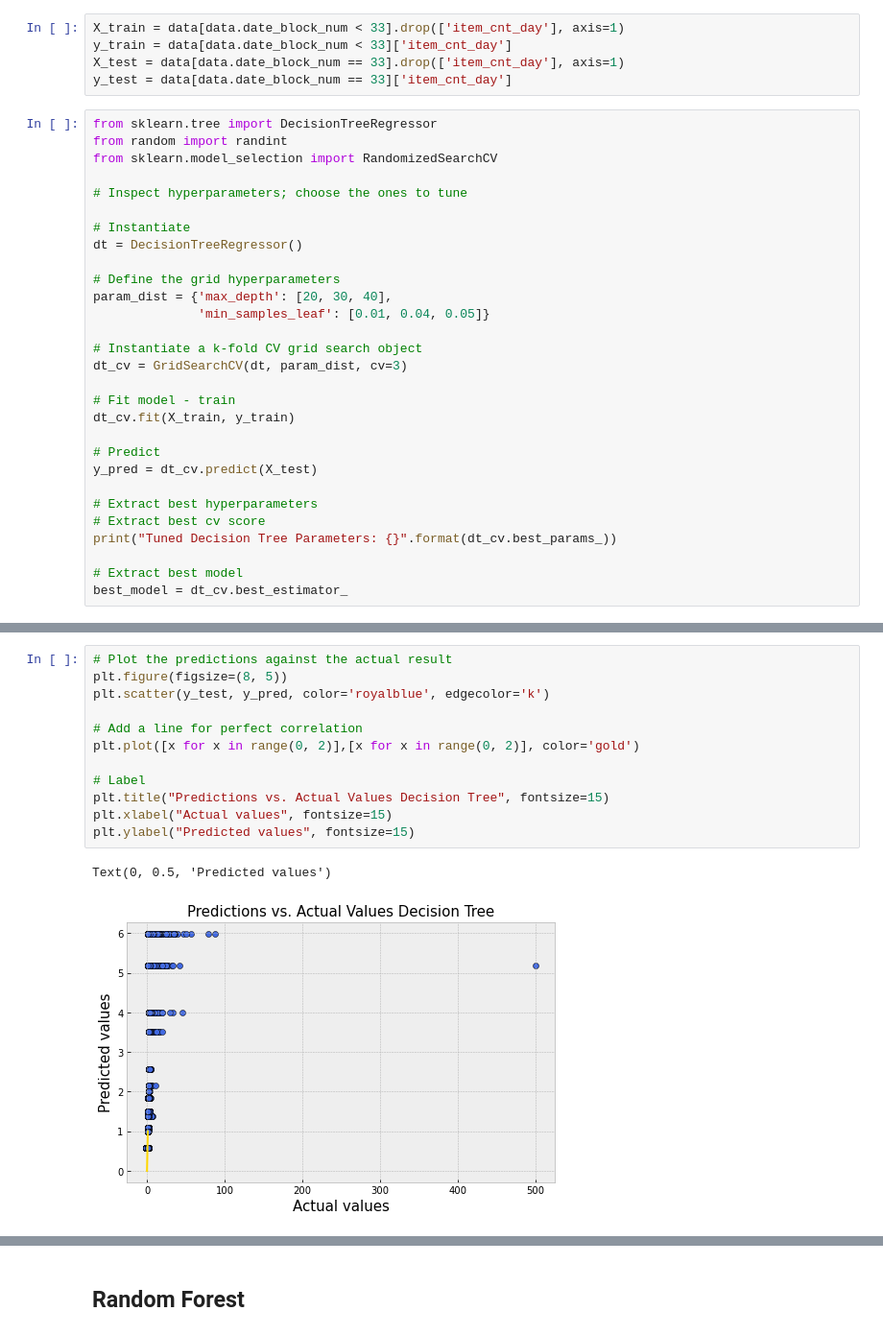
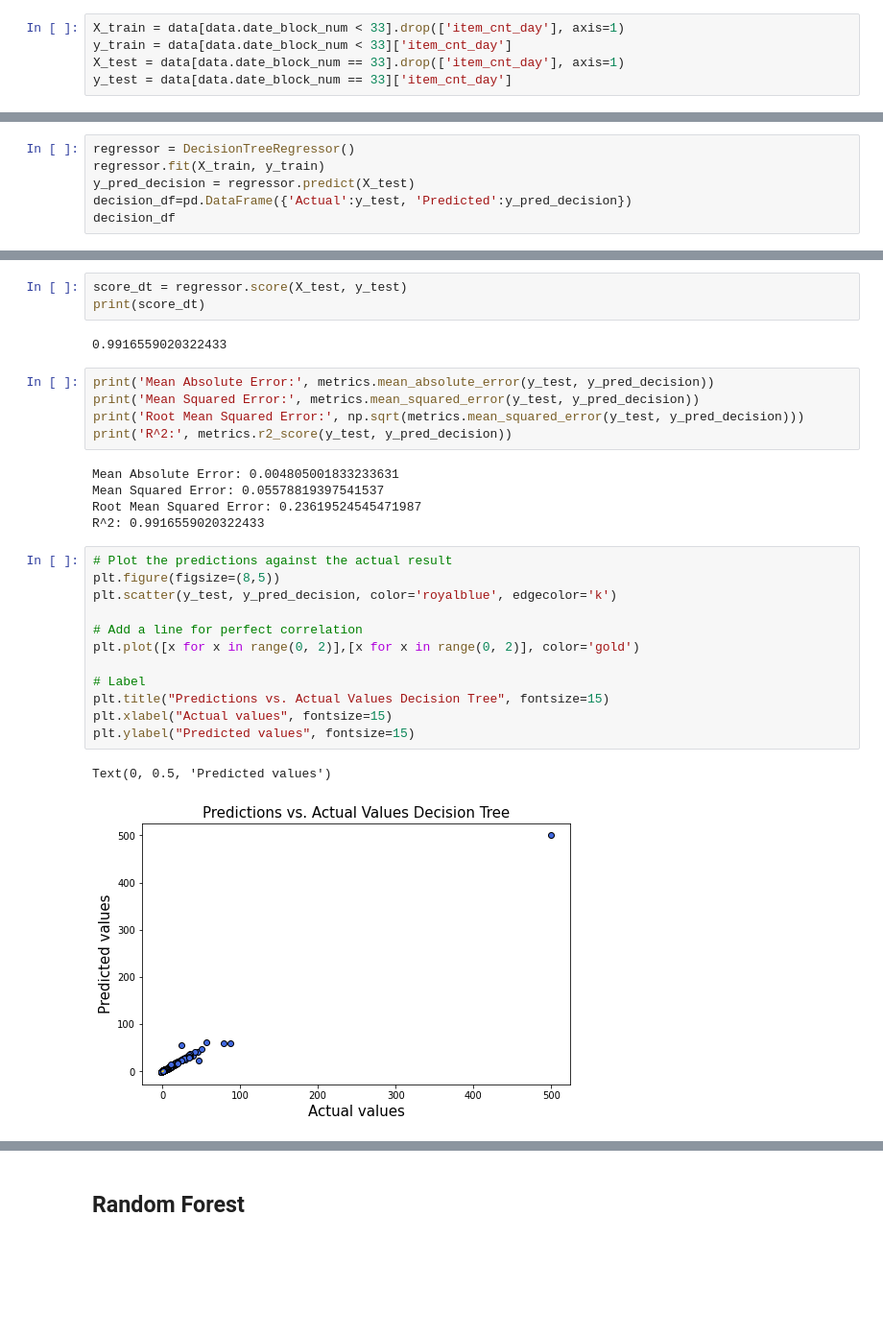
Before and after one commit to SahraR/Springboard, a Jupyter notebook: Capstone Project 3/competitive-data-science-predict-future-sales/Modeling.ipynb, the cells around one changed output, grey strips where cells are left out. Shown: that part at 96% size. Cells and saved outputs as stored; diff of their text form; blank space fills up the shorter version.

```diff
--- a/Capstone Project 3/competitive-data-science-predict-future-sales/Modeling.ipynb
+++ b/Capstone Project 3/competitive-data-science-predict-future-sales/Modeling.ipynb
@@ -258,32 +215,3 @@ X_train = data[data.date_block_num < 33].drop(['item_cnt_day'], axis=1)
 y_train = data[data.date_block_num < 33]['item_cnt_day']
 X_test = data[data.date_block_num == 33].drop(['item_cnt_day'], axis=1)
 y_test = data[data.date_block_num == 33]['item_cnt_day']
-# %%
-from sklearn.tree import DecisionTreeRegressor
-from random import randint
-from sklearn.model_selection import RandomizedSearchCV
-
-# Inspect hyperparameters; choose the ones to tune
-
-# Instantiate
-dt = DecisionTreeRegressor()
-
-# Define the grid hyperparameters
-param_dist = {'max_depth': [20, 30, 40],
-              'min_samples_leaf': [0.01, 0.04, 0.05]}
-
-# Instantiate a k-fold CV grid search object
-dt_cv = GridSearchCV(dt, param_dist, cv=3)
-
-# Fit model - train
-dt_cv.fit(X_train, y_train)
-
-# Predict
-y_pred = dt_cv.predict(X_test)
-
-# Extract best hyperparameters
-# Extract best cv score
-print("Tuned Decision Tree Parameters: {}".format(dt_cv.best_params_))
-
-# Extract best model
-best_model = dt_cv.best_estimator_
@@ -318,0 +218,6 @@ R-square - train, test: 0.3041 0.0844
+# %%
+regressor = DecisionTreeRegressor()
+regressor.fit(X_train, y_train)
+y_pred_decision = regressor.predict(X_test)
+decision_df=pd.DataFrame({'Actual':y_test, 'Predicted':y_pred_decision})
+decision_df
@@ -319,15 +238,30 @@ R-square - train, test: 0.3041 0.0844
+# %%
+score_dt = regressor.score(X_test, y_test)
+print(score_dt)
+# %% [output]
+0.9916559020322433
+# %%
+print('Mean Absolute Error:', metrics.mean_absolute_error(y_test, y_pred_decision))
+print('Mean Squared Error:', metrics.mean_squared_error(y_test, y_pred_decision))
+print('Root Mean Squared Error:', np.sqrt(metrics.mean_squared_error(y_test, y_pred_decision)))
+print('R^2:', metrics.r2_score(y_test, y_pred_decision))
+# %% [output]
+Mean Absolute Error: 0.004805001833233631
+Mean Squared Error: 0.05578819397541537
+Root Mean Squared Error: 0.23619524545471987
+R^2: 0.9916559020322433
 # %%
 # Plot the predictions against the actual result
-plt.figure(figsize=(8, 5))
-plt.scatter(y_test, y_pred, color='royalblue', edgecolor='k')
+plt.figure(figsize=(8,5))
+plt.scatter(y_test, y_pred_decision, color='royalblue', edgecolor='k')
 
 # Add a line for perfect correlation
 plt.plot([x for x in range(0, 2)],[x for x in range(0, 2)], color='gold')
 
 # Label
 plt.title("Predictions vs. Actual Values Decision Tree", fontsize=15)
 plt.xlabel("Actual values", fontsize=15)
 plt.ylabel("Predicted values", fontsize=15)
 # %% [output]
 Text(0, 0.5, 'Predicted values')
-[figure, old version]
+[figure, new version]
```
Also changed, not shown: parts of 27 cells of this notebook.
